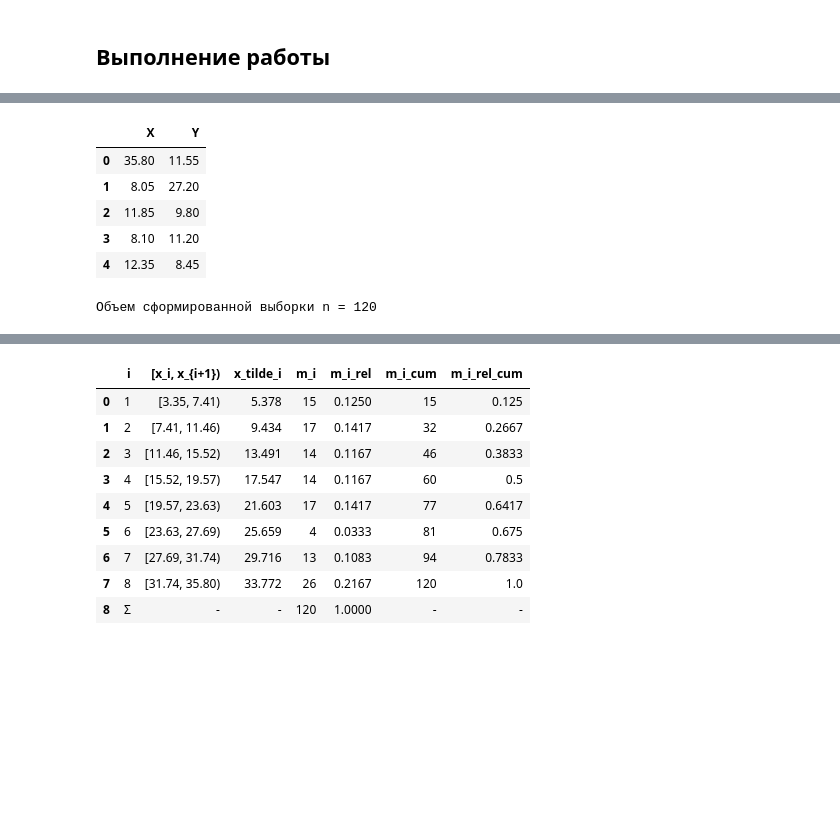
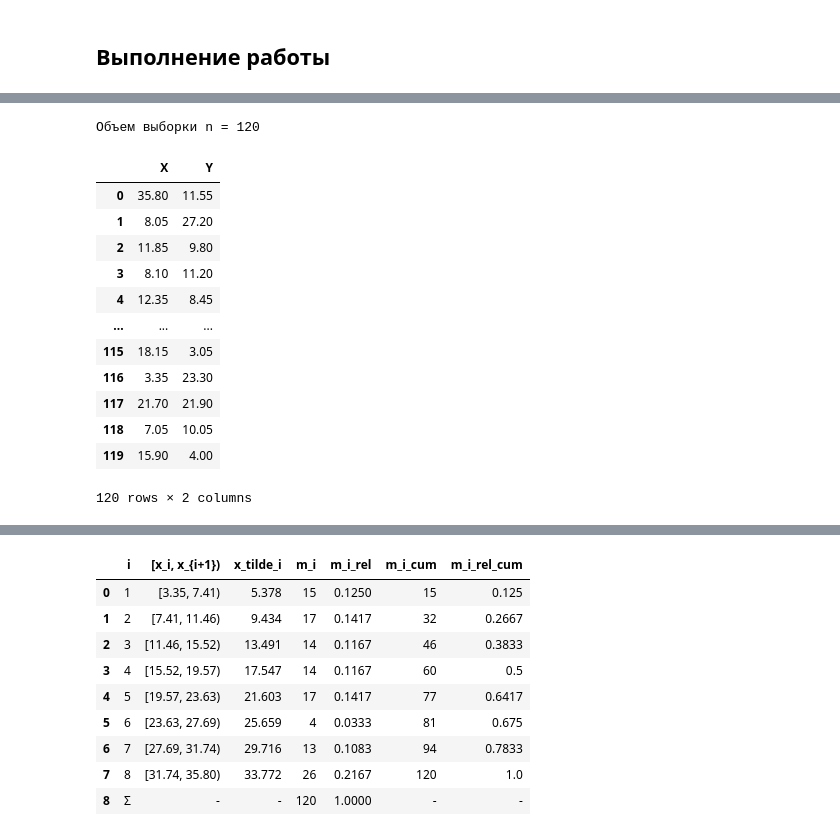
Before and after one commit to the-mvi/smedh-2026, a Jupyter notebook: 2383_Minenok_AM_Mordasov_ED/task1.ipynb, the cells around one changed output, grey strips where cells are left out. Cells and saved outputs as stored; diff of their text form; code cells hidden in the pictures; blank space fills up the shorter version.

```diff
--- a/2383_Minenok_AM_Mordasov_ED/task1.ipynb
+++ b/2383_Minenok_AM_Mordasov_ED/task1.ipynb
@@ -74,20 +67,25 @@ plt.rcParams['figure.figsize'] = (10, 6)
 # %%
 # Загрузка выборки
 df = pd.read_csv('sample_27.csv')
-
-# Выведем первые 5 строк из выборки для наглядности
-display(df.head())
-
-# Извлекаем переменную X в виде numpy массива для дальнейших расчетов
 X = df['X'].values
 n = len(X)
 
-print(f"Объем сформированной выборки n = {n}")
+print(f"Объем выборки n = {n}")
 # %% [output]
-|  | X | Y |
-| 0 | 35.80 | 11.55 |
-| 1 | 8.05 | 27.20 |
-| 2 | 11.85 | 9.80 |
-| 3 | 8.10 | 11.20 |
-| 4 | 12.35 | 8.45 |
-Объем сформированной выборки n = 120
+Объем выборки n = 120
+# %%
+df
+# %% [output]
+|  | X | Y |
+| 0 | 35.80 | 11.55 |
+| 1 | 8.05 | 27.20 |
+| 2 | 11.85 | 9.80 |
+| 3 | 8.10 | 11.20 |
+| 4 | 12.35 | 8.45 |
+| ... | ... | ... |
+| 115 | 18.15 | 3.05 |
+| 116 | 3.35 | 23.30 |
+| 117 | 21.70 | 21.90 |
+| 118 | 7.05 | 10.05 |
+| 119 | 15.90 | 4.00 |
+120 rows × 2 columns
```
Also changed, not shown: parts of 9 cells of this notebook.
